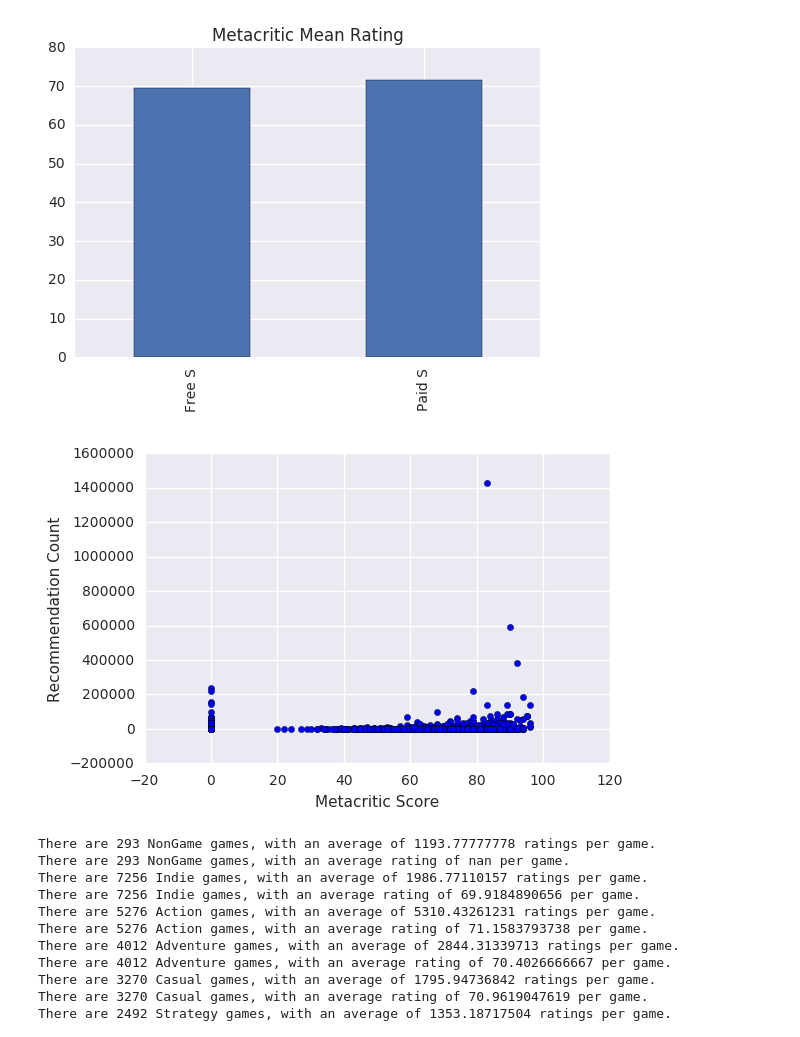
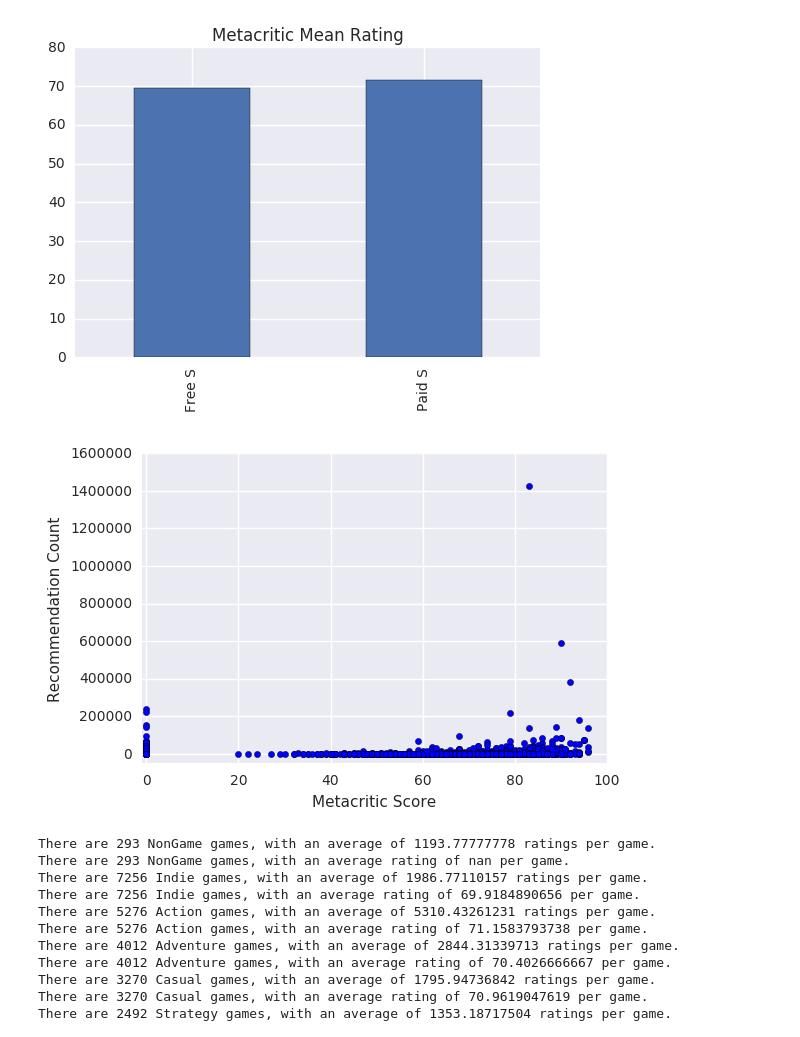
Before and after one commit to CraigKelly/steam-data, a Jupyter notebook: analysis/analysis-elh.ipynb, the cells around one changed output. Drawn from its saved outputs; the diff is of its cells as text; code cells hidden in the pictures.

```diff
--- a/analysis/analysis-elh.ipynb
+++ b/analysis/analysis-elh.ipynb
@@ -40,11 +40,13 @@ plt.show()
 # %%
 #Recommendations by Metacritic (Y,X)
 c = plt.scatter(DF['Metacritic'],DF['RecommendationCount'])
 plt.xlabel('Metacritic Score')
 plt.ylabel('Recommendation Count')
+plt.xlim((-1,100))
+plt.ylim(-50000, plt.ylim()[1])
 plt.show()
 # %% [output]
-[figure, old version]
+[figure, new version]
 # %%
 #Genre Comparsions
 gng = DF[DF['GenreIsNonGame'] == True].count()
```
Also changed, not shown: parts of 2 cells of this notebook, 7 other files.
